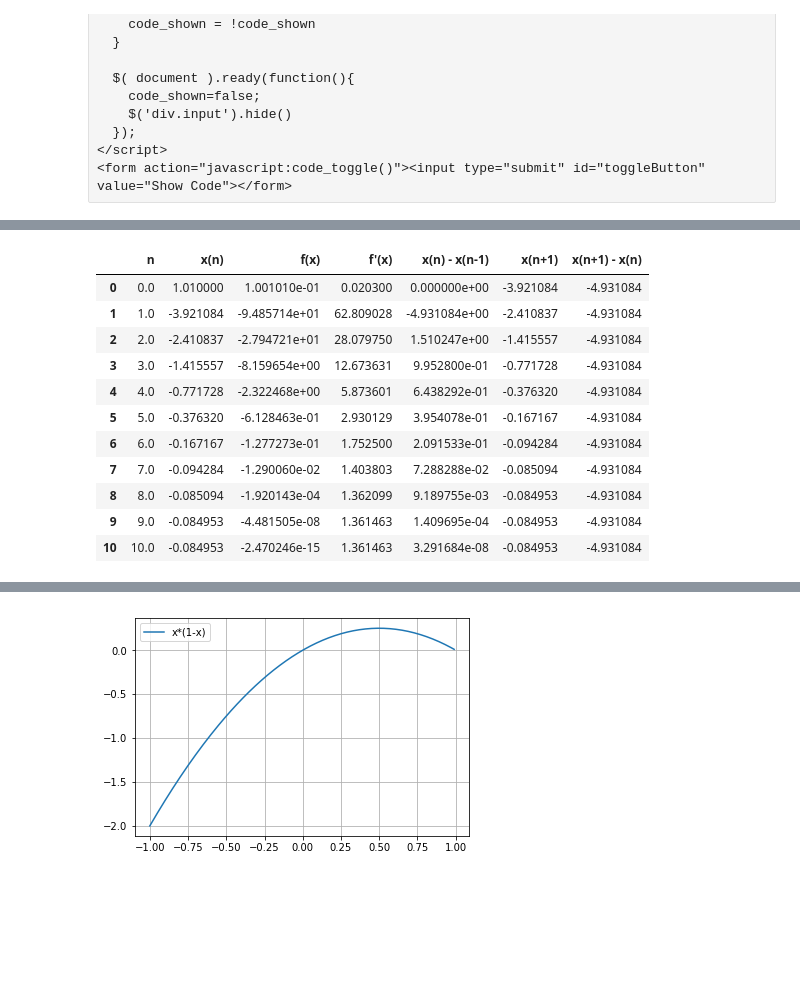
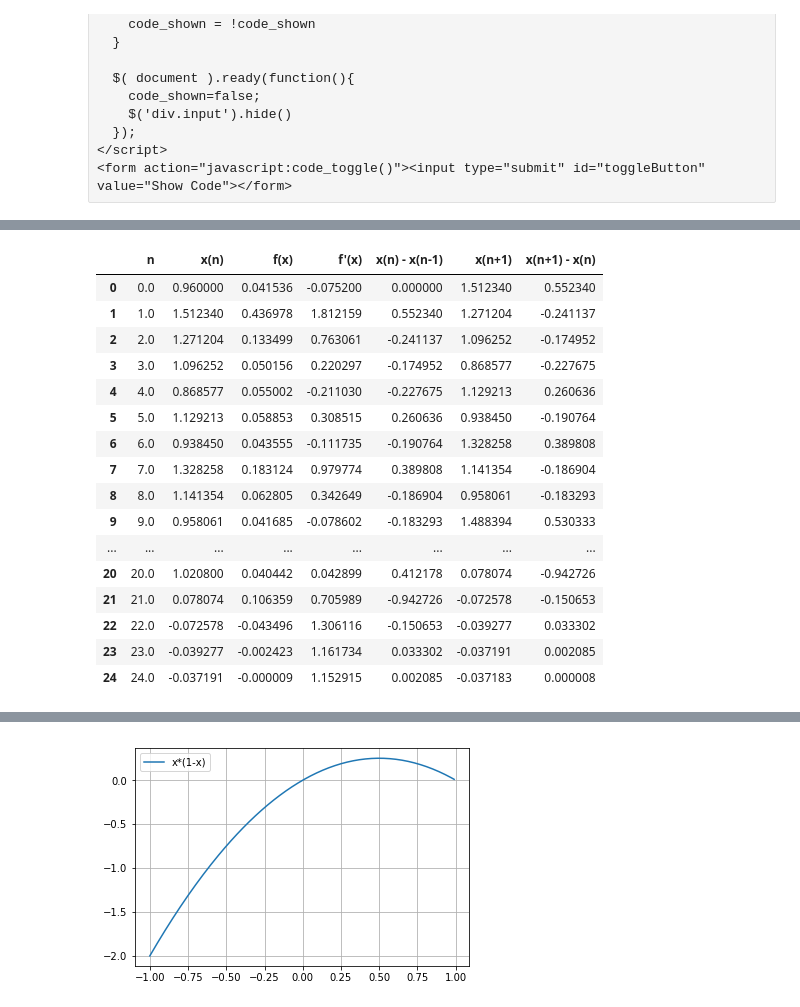
Before and after one commit to Vidhin05/Computational-and-Numerical-Methods, a Jupyter notebook: Set_4.ipynb, the cells around one changed output, grey strips where cells are left out. Drawn from its saved outputs; the diff is of its cells as text; code cells hidden in the pictures; blank space fills up the shorter version.

```diff
--- a/Set_4.ipynb
+++ b/Set_4.ipynb
@@ -922,0 +933,34 @@ d[6]
+# %%
+x = np.arange(-0.2, 1.5, 0.001)
+
+d={}
+for a in range(0, 12, 2):
+  y = (a/100) + x*((x-1)**2)
+  plt.plot(x, y, label='a = '+ str(a/100))
+  d[a/2] = pd.DataFrame(columns=['n', 'x(n)', 'f(x)', "f'(x)", 'x(n) - x(n-1)', 'x(n+1)', 'x(n+1) - x(n)'])
+
+  n    = 0
+  x_n  = 0.96
+  f_x  = (a/100) + x_n*((x_n-1)**2)
+  dfdx = ((x_n-1)**2) + (2*x_n*(x_n-1))
+  dif1 = 0
+  x_n1 = x_n - (f_x/dfdx)
+  dif2 = x_n1 - x_n
+  d[a/2].loc[0] = [n, x_n, f_x, dfdx, dif1, x_n1, dif2]
+
+  while(1):
+    n += 1
+    dif1 = x_n1 - x_n
+    x_n = x_n1
+    f_x  = (a/100) + x_n*((x_n-1)**2)
+    dfdx = ((x_n-1)**2) + (2*x_n*(x_n-1))
+    x_n1 = x_n - (f_x/dfdx)
+    dif2 = x_n1 - x_n
+    d[a/2].loc[n] = [n, x_n, f_x, dfdx, dif1, x_n1, dif2]
+    if(abs(dif2) < 0.0001):
+      break
+
+plt.grid(True)
+plt.legend()
+plt.show()
+d[0]
@@ -937,15 +999,20 @@ d[8]
 # %%
-d[10]
+d[2]
 # %% [output]
 |  | n | x(n) | f(x) | f'(x) | x(n) - x(n-1) | x(n+1) | x(n+1) - x(n) |
-| 0 | 0.0 | 1.010000 | 1.001010e-01 | 0.020300 | 0.000000e+00 | -3.921084 | -4.931084 |
-| 1 | 1.0 | -3.921084 | -9.485714e+01 | 62.809028 | -4.931084e+00 | -2.410837 | -4.931084 |
-| 2 | 2.0 | -2.410837 | -2.794721e+01 | 28.079750 | 1.510247e+00 | -1.415557 | -4.931084 |
-| 3 | 3.0 | -1.415557 | -8.159654e+00 | 12.673631 | 9.952800e-01 | -0.771728 | -4.931084 |
-| 4 | 4.0 | -0.771728 | -2.322468e+00 | 5.873601 | 6.438292e-01 | -0.376320 | -4.931084 |
-| 5 | 5.0 | -0.376320 | -6.128463e-01 | 2.930129 | 3.954078e-01 | -0.167167 | -4.931084 |
-| 6 | 6.0 | -0.167167 | -1.277273e-01 | 1.752500 | 2.091533e-01 | -0.094284 | -4.931084 |
-| 7 | 7.0 | -0.094284 | -1.290060e-02 | 1.403803 | 7.288288e-02 | -0.085094 | -4.931084 |
-| 8 | 8.0 | -0.085094 | -1.920143e-04 | 1.362099 | 9.189755e-03 | -0.084953 | -4.931084 |
-| 9 | 9.0 | -0.084953 | -4.481505e-08 | 1.361463 | 1.409695e-04 | -0.084953 | -4.931084 |
-| 10 | 10.0 | -0.084953 | -2.470246e-15 | 1.361463 | 3.291684e-08 | -0.084953 | -4.931084 |
+| 0 | 0.0 | 0.960000 | 0.041536 | -0.075200 | 0.000000 | 1.512340 | 0.552340 |
+| 1 | 1.0 | 1.512340 | 0.436978 | 1.812159 | 0.552340 | 1.271204 | -0.241137 |
+| 2 | 2.0 | 1.271204 | 0.133499 | 0.763061 | -0.241137 | 1.096252 | -0.174952 |
+| 3 | 3.0 | 1.096252 | 0.050156 | 0.220297 | -0.174952 | 0.868577 | -0.227675 |
+| 4 | 4.0 | 0.868577 | 0.055002 | -0.211030 | -0.227675 | 1.129213 | 0.260636 |
+| 5 | 5.0 | 1.129213 | 0.058853 | 0.308515 | 0.260636 | 0.938450 | -0.190764 |
+| 6 | 6.0 | 0.938450 | 0.043555 | -0.111735 | -0.190764 | 1.328258 | 0.389808 |
+| 7 | 7.0 | 1.328258 | 0.183124 | 0.979774 | 0.389808 | 1.141354 | -0.186904 |
+| 8 | 8.0 | 1.141354 | 0.062805 | 0.342649 | -0.186904 | 0.958061 | -0.183293 |
+| 9 | 9.0 | 0.958061 | 0.041685 | -0.078602 | -0.183293 | 1.488394 | 0.530333 |
+| ... | ... | ... | ... | ... | ... | ... | ... |
+| 20 | 20.0 | 1.020800 | 0.040442 | 0.042899 | 0.412178 | 0.078074 | -0.942726 |
+| 21 | 21.0 | 0.078074 | 0.106359 | 0.705989 | -0.942726 | -0.072578 | -0.150653 |
+| 22 | 22.0 | -0.072578 | -0.043496 | 1.306116 | -0.150653 | -0.039277 | 0.033302 |
+| 23 | 23.0 | -0.039277 | -0.002423 | 1.161734 | 0.033302 | -0.037191 | 0.002085 |
+| 24 | 24.0 | -0.037191 | -0.000009 | 1.152915 | 0.002085 | -0.037183 | 0.000008 |
```
Also changed, not shown: parts of 50 cells of this notebook, 3 other files.
